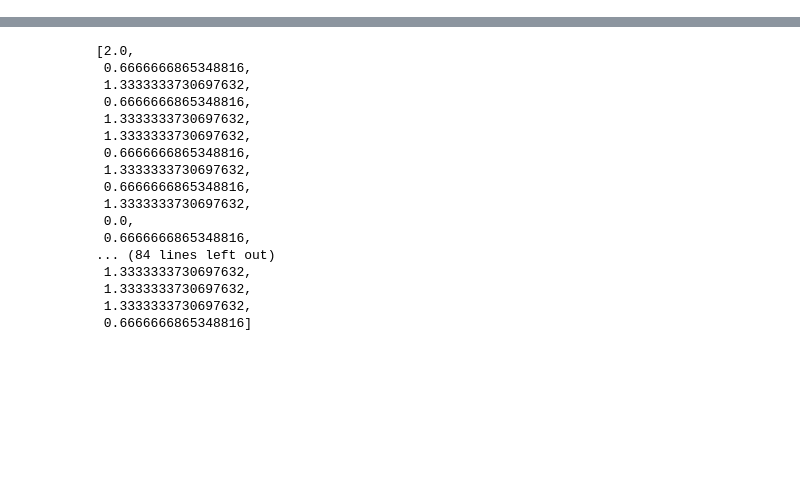
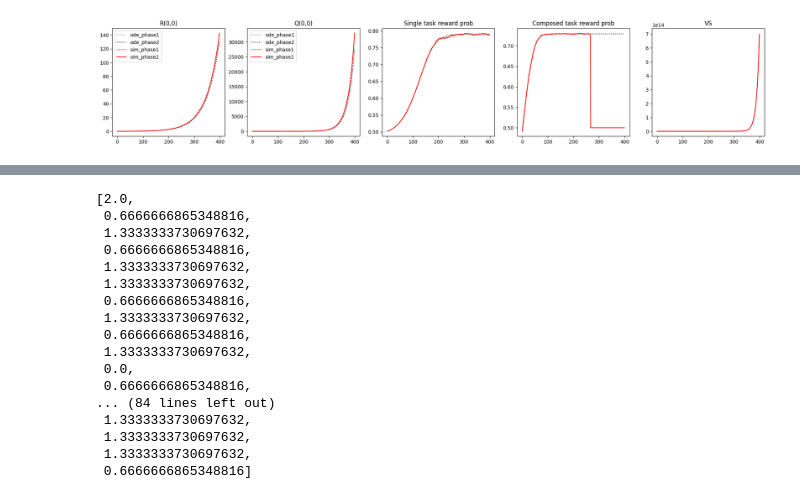
Before and after one commit to jinhl9/saad-solla-composition, a Jupyter notebook: composite_learning/Hierarchical_ODE.ipynb, the cells around one changed output, grey strips where cells are left out. Drawn from its saved outputs; the diff is of its cells as text; code cells hidden in the pictures; blank space fills up the shorter version.

```diff
--- a/composite_learning/Hierarchical_ODE.ipynb
+++ b/composite_learning/Hierarchical_ODE.ipynb
@@ -64,0 +192,81 @@ for i in range(10000):
+# %%
+_ode = True
+_simul = True
+i,j = [0,0]
+fig2 = plt.figure(figsize=(24, 4))
+ax1 = plt.subplot(151)
+if _ode:
+    R1 = [k[i,j] for k in ode.history['phase1']['R']]
+    R2=[k[i,j] for k in ode.history['phase2']['R']]
+    ax1.plot(np.arange(len(R1)), R1, label = 'ode_phase1', alpha = 0.5, c = 'k', ls = 'dotted')
+    ax1.plot(np.arange(len(R1), len(R1)+ len(R2)), R2, label = 'ode_phase2', alpha = 1, c = 'k', ls = 'dotted')
+if _simul:
+    R1_sim=[k[i,j] for k in base_solver.history['phase1']['R']]
+    R2_sim=[k[i,j] for k in base_solver.history['phase2']['R']]
+    ax1.plot(np.arange(len(R1_sim)), R1_sim, label = 'sim_phase1', alpha = 0.5, c = 'red')
+    ax1.plot(np.arange(len(R1_sim), len(R1_sim)+ len(R2_sim)), R2_sim, label = 'sim_phase2', alpha = 1, c='red')
+
+
+ax1.set_title('R(0,0)')
+plt.legend()
+ax2 = plt.subplot(152)
+
+if _ode:
+    Q1 = [k[i,j] for k in ode.history['phase1']['Q']]
+    Q2=[k[i,j] for k in ode.history['phase2']['Q']]
+    ax2.plot(np.arange(len(Q1)), Q1, label = 'ode_phase1', alpha = 0.5, c = 'k', ls = 'dotted')
+    ax2.plot(np.arange(len(Q1), len(Q1)+ len(Q2)), Q2, label = 'ode_phase2', alpha = 1, c = 'k', ls = 'dotted')
+if _simul:
+    Q1_sim=[k[i,j] for k in base_solver.history['phase1']['Q']]
+    Q2_sim=[k[i,j] for k in base_solver.history['phase2']['Q']]
+    ax2.plot(np.arange(len(Q1_sim)), Q1_sim, label = 'sim_phase1', alpha = 0.5, c = 'red')
+    ax2.plot(np.arange(len(Q1_sim), len(Q1_sim)+ len(Q2_sim)), Q2_sim, label = 'sim_phase2', alpha = 1, c='red')
+
+ax2.set_title('Q(0,0)')
+plt.legend()
+
+ax3 = plt.subplot(153)
+if _ode:
+    P1=[p[0]for p in ode.history['phase1']['P']]
+    P2=[p[0]for p in ode.history['phase2']['P']]
+    ax3.plot(np.arange(len(P1)), P1, label = 'ode_phase1', alpha = 0.5, c = 'k', ls = 'dotted')
+    ax3.plot(np.arange(len(P1), len(P1)+ len(P2)), P2, label = 'ode_phase2', alpha = 1, c = 'k', ls = 'dotted')
+if _simul:
+    P1_sim=[p[0]for p in base_solver.history['phase1']['P']]
+    P2_sim=[p[0]for p in base_solver.history['phase2']['P']]
+    ax3.plot(np.arange(len(P1_sim)), P1_sim, label = 'sim_phase1', alpha = 0.5, c = 'red', )
+    ax3.plot(np.arange(len(P1_sim), len(P1_sim)+ len(P2_sim)), P2_sim, label = 'sim_phase2', alpha = 1, c = 'red')
+ax3.set_title('Single task reward prob')
+
+
+ax4 = plt.subplot(154)
+if _ode:
+    Pt1=ode.history['phase1']['P_tilde']
+    Pt2=ode.history['phase2']['P_tilde']
+    ax4.plot(np.arange(len(Pt1)), Pt1, label = 'ode_phase1', alpha = 0.5, c = 'k', ls = 'dotted')
+    ax4.plot(np.arange(len(Pt1), len(Pt1)+ len(Pt2)), Pt2, label = 'ode_phase2', alpha = 1, c = 'k', ls = 'dotted')
+if _simul:
+    Pt1_sim=base_solver.history['phase1']['P_tilde']
+    Pt2_sim=base_solver.history['phase2']['P_tilde']
+    ax4.plot(np.arange(len(Pt1_sim)), Pt1_sim, label = 'sim_phase1', alpha = 0.5, c = 'red', )
+    ax4.plot(np.arange(len(Pt1_sim), len(Pt1_sim)+ len(Pt2_sim)), Pt2_sim, label = 'sim_phase2', alpha = 1, c = 'red')
+
+ax4.set_title('Composed task reward prob')
+
+
+ax5 = plt.subplot(155)
+i=2
+if _ode:
+    V1=[k[i] for k in ode.history['phase1']['VS']]
+    V2=[k[i] for k in ode.history['phase2']['VS']]
+    ax5.plot(np.arange(len(V1)), V1, label = 'ode_phase1', alpha = 0.5, c = 'k', ls = 'dotted')
+    ax5.plot(np.arange(len(V1), len(V1)+ len(V2)), V2, label = 'ode_phase2', alpha = 1, c = 'k', ls = 'dotted')
+
+if _simul:
+    V1_sim=[k[i] for k in base_solver.history['phase1']['VS']]
+    V2_sim=[k[i] for k in base_solver.history['phase2']['VS']]
+    ax5.plot(np.arange(len(V1_sim)), V1_sim, label = 'sim_phase1', alpha = 0.5, c = 'red', )
+    ax5.plot(np.arange(len(V1_sim), len(V1_sim)+ len(V2_sim)), V2_sim, label = 'sim_phase2', alpha = 1, c = 'red')
+
+ax5.set_title('VS')
+# %% [output]
@@ -65,3 +274,4 @@ for i in range(10000):
+[figure, added]
 # %%
 _ode = True
 _simul = True
```
Also changed, not shown: parts of 18 cells of this notebook, 41 other files.
